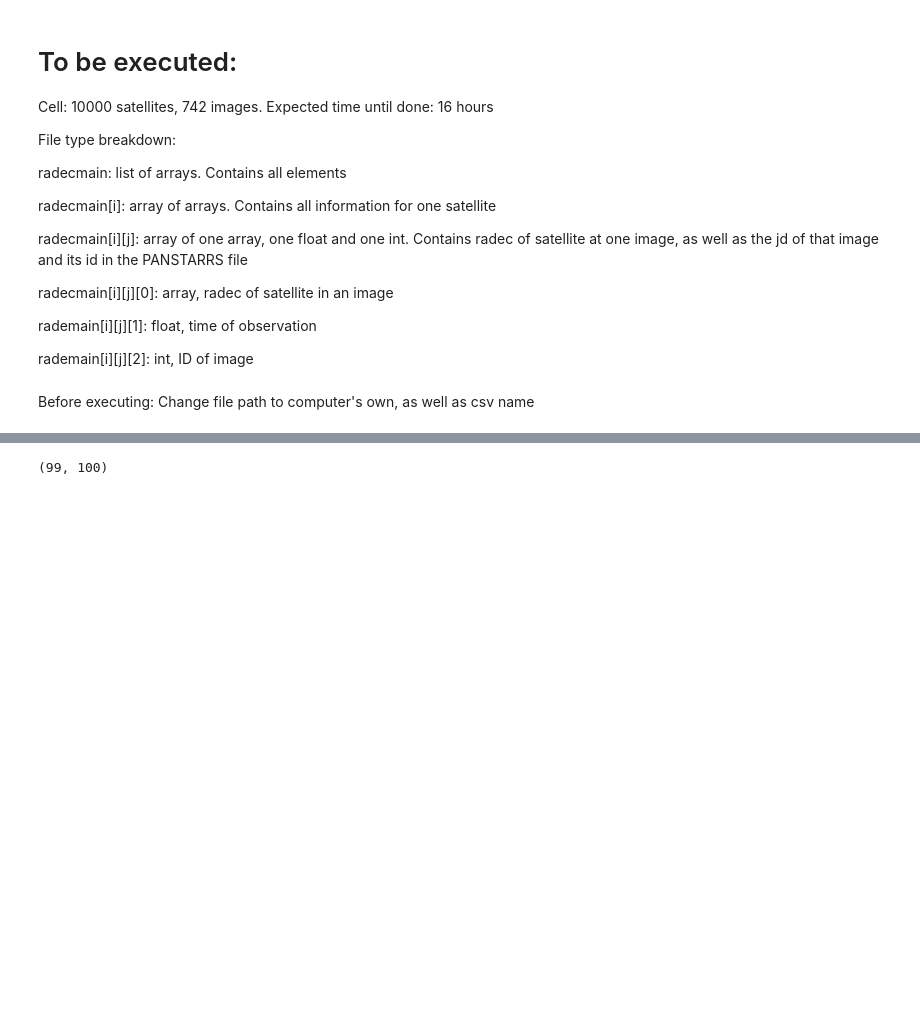
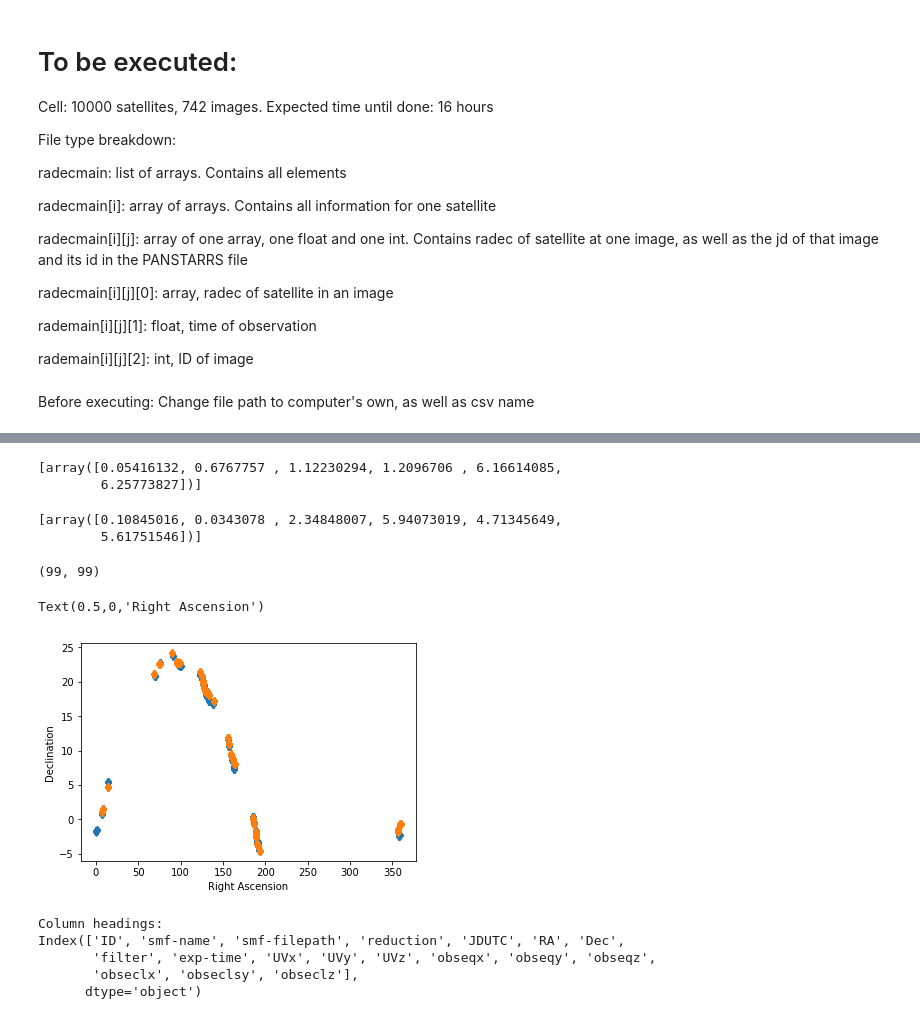
Before and after one commit to Alexandros101/Irregular-Satellites, a Jupyter notebook: ImprovingNoisePolluter.ipynb, the cells around one changed output, grey strips where cells are left out. Cells and saved outputs as stored; diff of their text form; code cells hidden in the pictures; blank space fills up the shorter version.

```diff
--- a/ImprovingNoisePolluter.ipynb
+++ b/ImprovingNoisePolluter.ipynb
@@ -575,10 +576,11 @@ Before executing: Change file path to computer's own, as well as csv name
 %%time
 radecmain = []
 arrsmain = []
-for i in range(0,10000):
+for i in range(0,100):
     arr = Seeder(1)
     radecmain.append(FinderReboundf51((times[0]-1),1,arr,times,xyzs,IDs))
     arrsmain.append(arr)
+    print(i)
 df = pd.DataFrame(arrsmain)
 filepath = '/Users/user/seedermain.csv'
 df.to_csv(filepath, index=False)
@@ -603,7 +631,26 @@ Wall time: 10min 28s
+# %%
+temp = pd.read_excel('/Users/user/seedermain.xlsx')
+temp = np.array(temp)
+lst = list(temp)
+k = []
+for i in range(0, len(lst)):
+    f = np.array([lst[i]])
+    f = list(f)
+    k.append(f)
+# %%
+k[0]
+# %% [output]
+[array([0.05416132, 0.6767757 , 1.12230294, 1.2096706 , 6.16614085,
+        6.25773827])]
+# %%
+arrsmain[0]
+# %% [output]
+[array([0.10845016, 0.0343078 , 2.34848007, 5.94073019, 4.71345649,
+        5.61751546])]
 # %%
 boolsbeg = []
 boolsend = []
-for i in range(0,10000):
+for i in range(0,100):
     get_earth = get_astroquery_function('5','astrometric','f51')
     thor = Time(times[0], format='jd', scale='utc')
     thor = thor.tt.value
@@ -628,4 +675,37 @@ for i in range(0,10000):
 # %%
 boolsbeg.count(True),boolsend.count(True)
 # %% [output]
-(99, 100)
+(99, 99)
+# %%
+plotsatsra = []
+plotsatsdec = []
+plotsatsra2 = []
+plotsatsdec2 = []
+for i in range(0,len(times)):
+    plotsatsra.append(radecmain[0][i][0][0])
+    plotsatsdec.append(radecmain[0][i][0][1])
+    plotsatsra2.append(radecmain[3][i][0][0])
+    plotsatsdec2.append(radecmain[3][i][0][1])
+# %%
+plt.plot(plotsatsra,plotsatsdec,"d")
+plt.plot(plotsatsra2,plotsatsdec2,"d")
+plt.ylabel("Declination")
+plt.xlabel("Right Ascension")
+# %% [output]
+Text(0.5,0,'Right Ascension')
+[figure, added]
+# %%
+import pandas as pd
+from pandas import ExcelWriter
+from pandas import ExcelFile
+df = pd.read_excel('/Users/user/wfilter.xlsx', sheetname='Sheet1')
+print("Column headings:")
+print(df.columns)
+IDs = np.array(df['ID'])
+times = np.array(df['JDUTC'])
+# %% [output]
+Column headings:
+Index(['ID', 'smf-name', 'smf-filepath', 'reduction', 'JDUTC', 'RA', 'Dec',
+       'filter', 'exp-time', 'UVx', 'UVy', 'UVz', 'obseqx', 'obseqy', 'obseqz',
+       'obseclx', 'obseclsy', 'obseclz'],
+      dtype='object')
```
Also changed, not shown: parts of 7 cells of this notebook, 3 other files.
